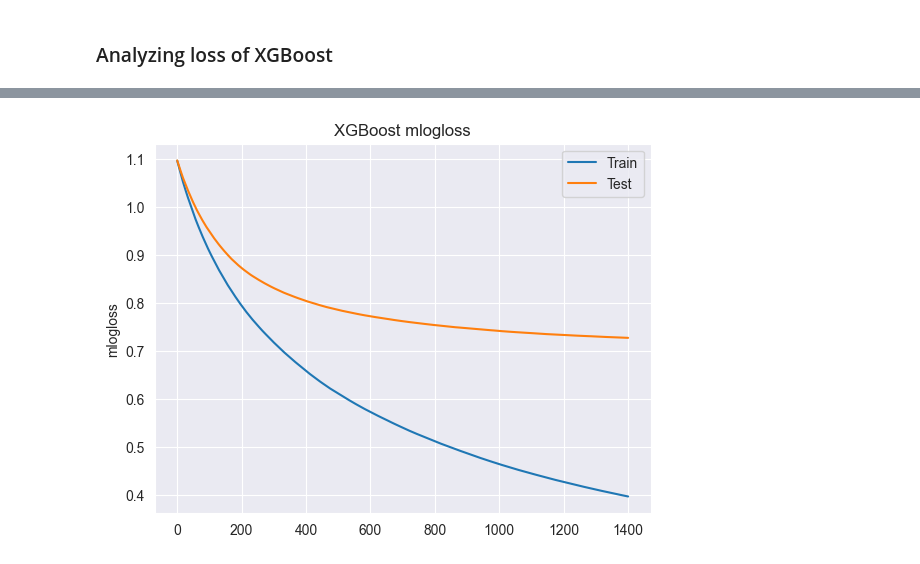
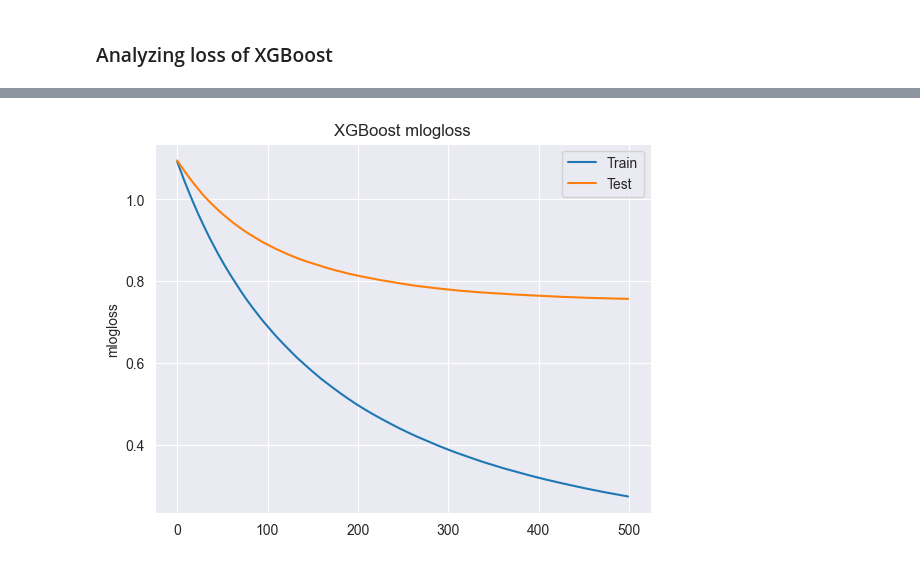
Before and after one commit to TarnishingColors/Thesis_MIMIC-IV_neurological_disorders, a Jupyter notebook: ml/labevents_enhanced_study_classification.ipynb, the cells around one changed output, grey strips where cells are left out. Drawn from its saved outputs; the diff is of its cells as text; code cells hidden in the pictures.

```diff
--- a/ml/labevents_enhanced_study_classification.ipynb
+++ b/ml/labevents_enhanced_study_classification.ipynb
@@ -55,7 +86,7 @@ df['icd_code_numeric'] = df['icd_code'].replace({
     r'^G41.*': 'G41'    # Match codes starting with 'G41'
 }, regex=True)
 
-columns_to_drop = [column for column in df.columns if any(substring in column for substring in ['range', 'charttime'])]
+columns_to_drop = [column for column in df.columns if any(substring in column for substring in ['range', 'charttime', 'until_discharge'])]
 # %%
 df['los'].plot.hist(bins=300)
 # %% [output]
@@ -976,17 +1124,27 @@ initial_results
 X_train_xgb_selected = X_train[selected_features['xgb']]
 X_test_xgb_selected = X_test[selected_features['xgb']]
 
-xgb_best_params = {
-    'n_estimators': 1401,
-    'max_depth': 10,
-    'learning_rate': 0.007373508765478655,
-    'subsample': 0.999387540319488,
-    'colsample_bytree': 0.5751155561834316,
-    'gamma': 0.0005165119704802438,
-    'reg_alpha': 6.356751218914768,
-    'reg_lambda': 19.378874085838913,
-    'min_child_weight': 5
-}
+# xgb_best_params = {
+#     'n_estimators': 1401,
+#     'max_depth': 10,
+#     'learning_rate': 0.007373508765478655,
+#     'subsample': 0.999387540319488,
+#     'colsample_bytree': 0.5751155561834316,
+#     'gamma': 0.0005165119704802438,
+#     'reg_alpha': 6.356751218914768,
+#     'reg_lambda': 19.378874085838913,
+#     'min_child_weight': 5
+# }
+
+xgb_best_params = {'n_estimators': 500,
+ 'max_depth': 13,
+ 'learning_rate': 0.011643988543873496,
+ 'subsample': 0.896160297187044,
+ 'colsample_bytree': 0.5711055123610626,
+ 'gamma': 0.0032704911843857987,
+ 'reg_alpha': 1.51887480560909,
+ 'reg_lambda': 1.4634145004222794,
+ 'min_child_weight': 4}
 
 eval_set = [(X_train_xgb_selected, y_train), (X_test_xgb_selected, y_test)]
 eval_metric = "mlogloss"
@@ -1027,16 +1185,16 @@ XGBClassifier(base_score=None, booster=None, callbacks=None,
 # %%
 from matplotlib import pyplot
 
 results = xgb_model.evals_result()
-epochs = len(results['validation_0']['mlogloss'])
-x_axis = range(0, epochs)
+rounds = len(results['validation_0']['mlogloss'])
+x_axis = range(0, rounds)
 
 ig, ax = pyplot.subplots()
 ax.plot(x_axis, results['validation_0']['mlogloss'], label='Train')
 ax.plot(x_axis, results['validation_1']['mlogloss'], label='Test')
 ax.legend()
 pyplot.ylabel('mlogloss')
 pyplot.title('XGBoost mlogloss')
 pyplot.show()
 # %% [output]
-[figure, old version]
+[figure, new version]
```
Also changed, not shown: parts of 50 cells of this notebook, 10 other files.
